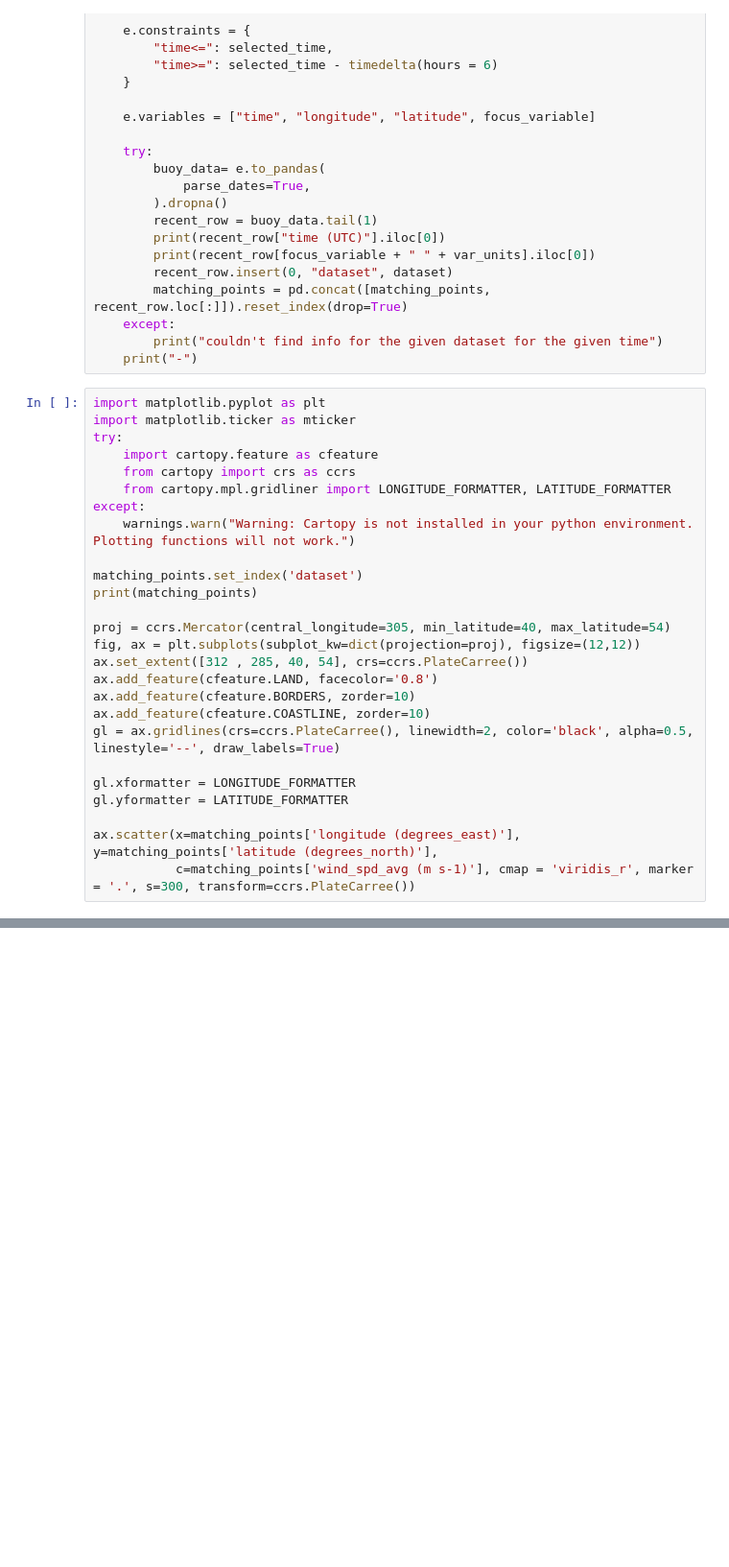
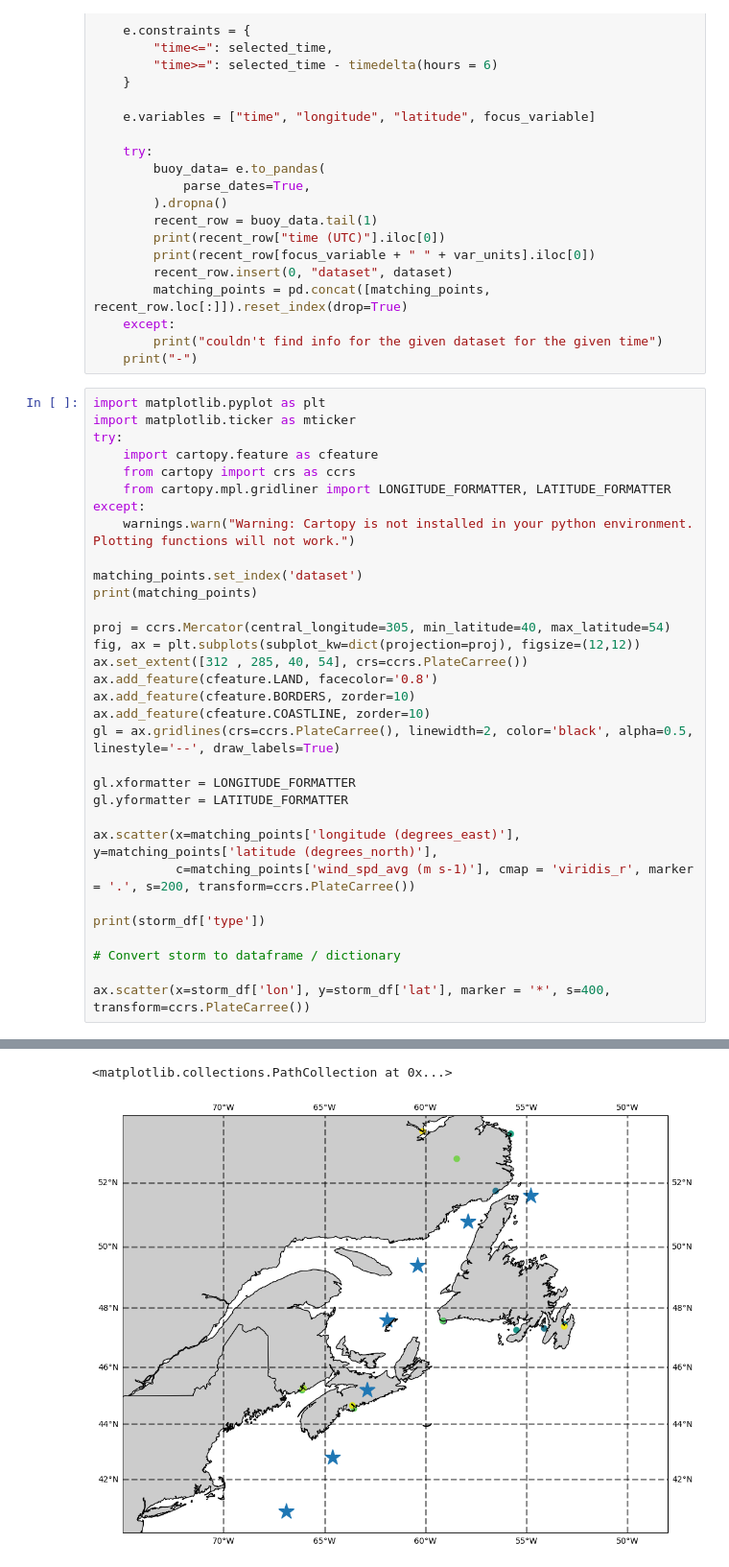
Before and after one commit to cioos-atlantic/atlantic-hurricane-dashboard, a Jupyter notebook: jupyter/erddapy_nearby_tropycal.ipynb, the cells around one changed output, grey strips where cells are left out. Shown at 96% size. Drawn from its saved outputs; the diff is of its cells as text; blank space fills up the shorter version.

Commit message:
Draws storm coordinates in map

```diff
--- a/jupyter/erddapy_nearby_tropycal.ipynb
+++ b/jupyter/erddapy_nearby_tropycal.ipynb
@@ -145,4 +145,11 @@ gl.xformatter = LONGITUDE_FORMATTER
 gl.yformatter = LATITUDE_FORMATTER
 
 ax.scatter(x=matching_points['longitude (degrees_east)'], y=matching_points['latitude (degrees_north)'],
-           c=matching_points['wind_spd_avg (m s-1)'], cmap = 'viridis_r', marker = '.', s=300, transform=ccrs.PlateCarree())
+           c=matching_points['wind_spd_avg (m s-1)'], cmap = 'viridis_r', marker = '.', s=200, transform=ccrs.PlateCarree())
+
+print(storm_df['type'])
+
+# Convert storm to dataframe / dictionary
+
+ax.scatter(x=storm_df['lon'], y=storm_df['lat'], marker = '*', s=400, transform=ccrs.PlateCarree())
+# %% [output]
@@ -149,3 +173,5 @@ ax.scatter(x=matching_points['longitude (degrees_east)'], y=matching_points['lat
+<matplotlib.collections.PathCollection at 0x...>
+[figure, added]
 # %%
 # Create plots  for matching datasets
 e = ERDDAP(
```
Also changed, not shown: parts of 1 cell of this notebook.
